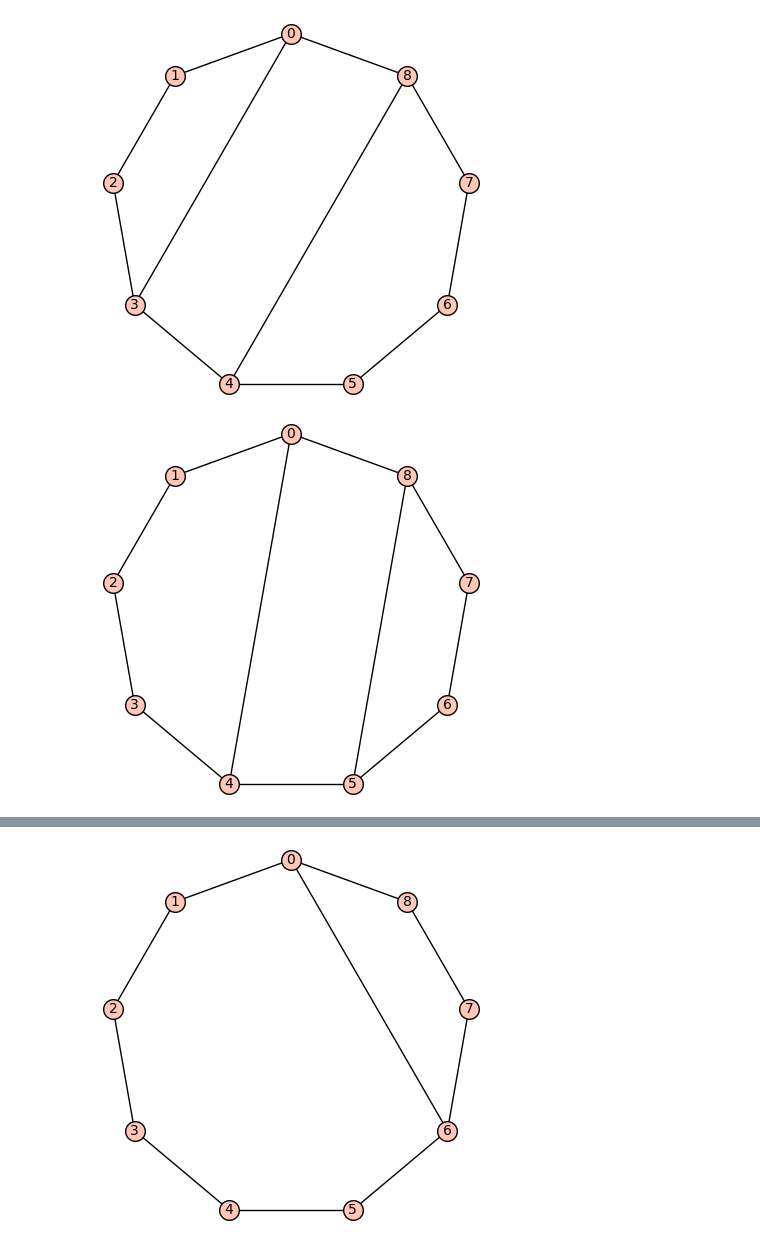
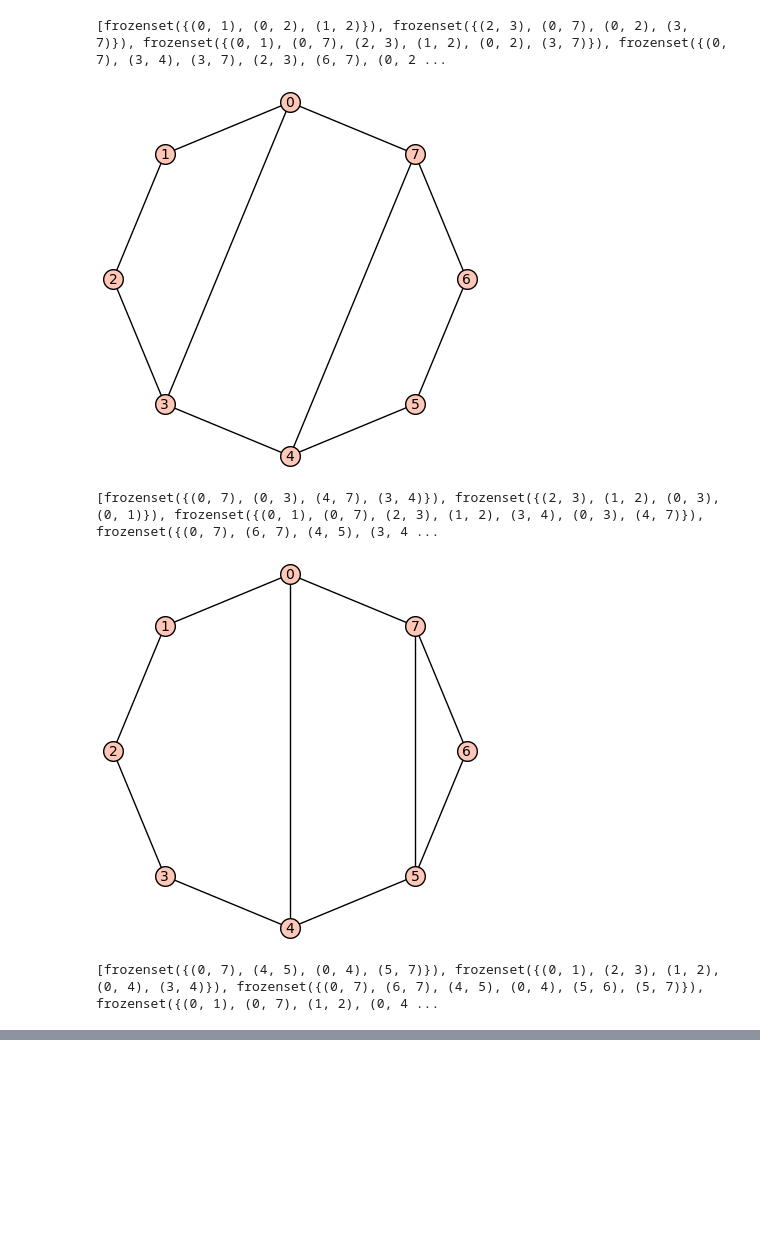
Before and after one commit to NutanNepal/ChowringofMatroids, a Jupyter notebook: qpolys/conjsntests/parallel-conn2.ipynb, the cells around one changed output, grey strips where cells are left out. Saved outputs shown, nothing was run; the diff lists cells and outputs as text; code cells hidden in the pictures; blank space fills up the shorter version.

```diff
--- a/qpolys/conjsntests/parallel-conn2.ipynb
+++ b/qpolys/conjsntests/parallel-conn2.ipynb
@@ -157,7 +157,8 @@ def lt(M):
         return 0
 
 def circuits_containing_element(M, e):
-    circuits_with_e = [circuit for circuit in M.circuits() if e.issubset(set(circuit))]
+    circuits_with_e = set()
+    circuits_with_e = set(circuit for circuit in M.circuits() if e.issubset(set(circuit)) and not any(circuit.issubset(y) for y in circuits_with_e))
     return circuits_with_e
 
 def sum_at_Circuits(M, C, e):
@@ -180,7 +181,7 @@ def polys(M, e):
 from prettytable import PrettyTable
 
 table = PrettyTable()
-table.field_names = ["k", "QMn", "QMdel1", "Qdiff", "Qcon", "diffQcon", "extra term"]
+table.field_names = ["k", "QMn", "QMdel1", "Qdiff", "Qcon", "diffQcon", "extra term", "et2"]
 table2 = PrettyTable()
 table2.field_names = ["k", "QMn", "QMdel2", "Qdiff", "Qcon", "diffQcon", "extra term"]
 
@@ -203,15 +204,19 @@ table2.max_width = 25
 print(table, table2)
 """
 
-n = 9
+n = 8
 for k in range (1, n-2):
     G = graphs.CycleGraph(n)
     G.add_edges([(0,k), (k+1, n-1)])
     e1, e2 = frozenset({(0, k)}), frozenset({(k+1, n-1)})
     G.show()
-    M = Matroid(G)
+    M = Matroid(G).simplify()
+    cc = M.circuit_closures()
+    et2 = [x for c in cc.keys() for x in cc[c] if set(e1).issubset(x) and set(x) != M.groundset()]
+    print(et2)
+    et2sum = sum_at_Circuits(M, et2, e1)
     QMn1, QMdel1, Qdiff1, Qcon1, diffQcon1, extra_term1 = polys(M, e1)
-    table.add_row([k, QMn1.factor(), QMdel1.factor(), Qdiff1, Qcon1.factor(), diffQcon1, extra_term1])
+    table.add_row([k, QMn1.factor(), QMdel1.factor(), Qdiff1, Qcon1.factor(), diffQcon1, extra_term1, et2sum])
 
 table.max_width = 28
 table2.max_width = 28
@@ -222,2 +228,5 @@ print(table)
+[frozenset({(0, 1), (0, 2), (1, 2)}), frozenset({(2, 3), (0, 7), (0, 2), (3, 7)}), frozenset({(0, 1), (0, 7), (2, 3), (1, 2), (0, 2), (3, 7)}), frozenset({(0, 7), (3, 4), (3, 7), (2, 3), (6, 7), (0, 2 ...
-[figure, old version]
+[figure, new version]
+[frozenset({(0, 7), (0, 3), (4, 7), (3, 4)}), frozenset({(2, 3), (1, 2), (0, 3), (0, 1)}), frozenset({(0, 1), (0, 7), (2, 3), (1, 2), (3, 4), (0, 3), (4, 7)}), frozenset({(0, 7), (6, 7), (4, 5), (3, 4 ...
-[figure, old version]
+[figure, new version]
+[frozenset({(0, 7), (4, 5), (0, 4), (5, 7)}), frozenset({(0, 1), (2, 3), (1, 2), (0, 4), (3, 4)}), frozenset({(0, 7), (6, 7), (4, 5), (0, 4), (5, 6), (5, 7)}), frozenset({(0, 1), (0, 7), (1, 2), (0, 4 ...
@@ -225 +233,0 @@ print(table)
-[figure, removed]
```
Also changed, not shown: parts of 5 cells of this notebook, 1 other file.
